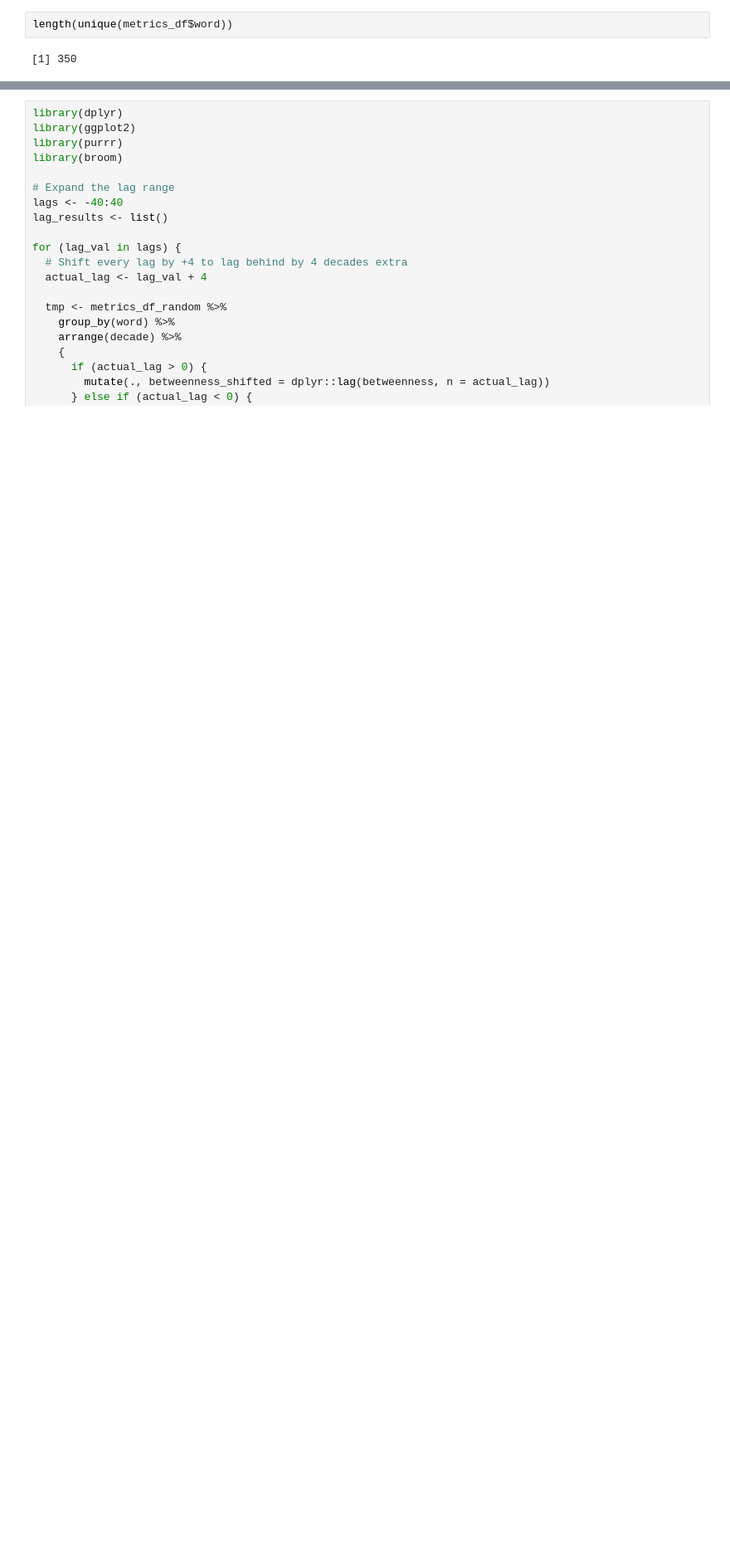
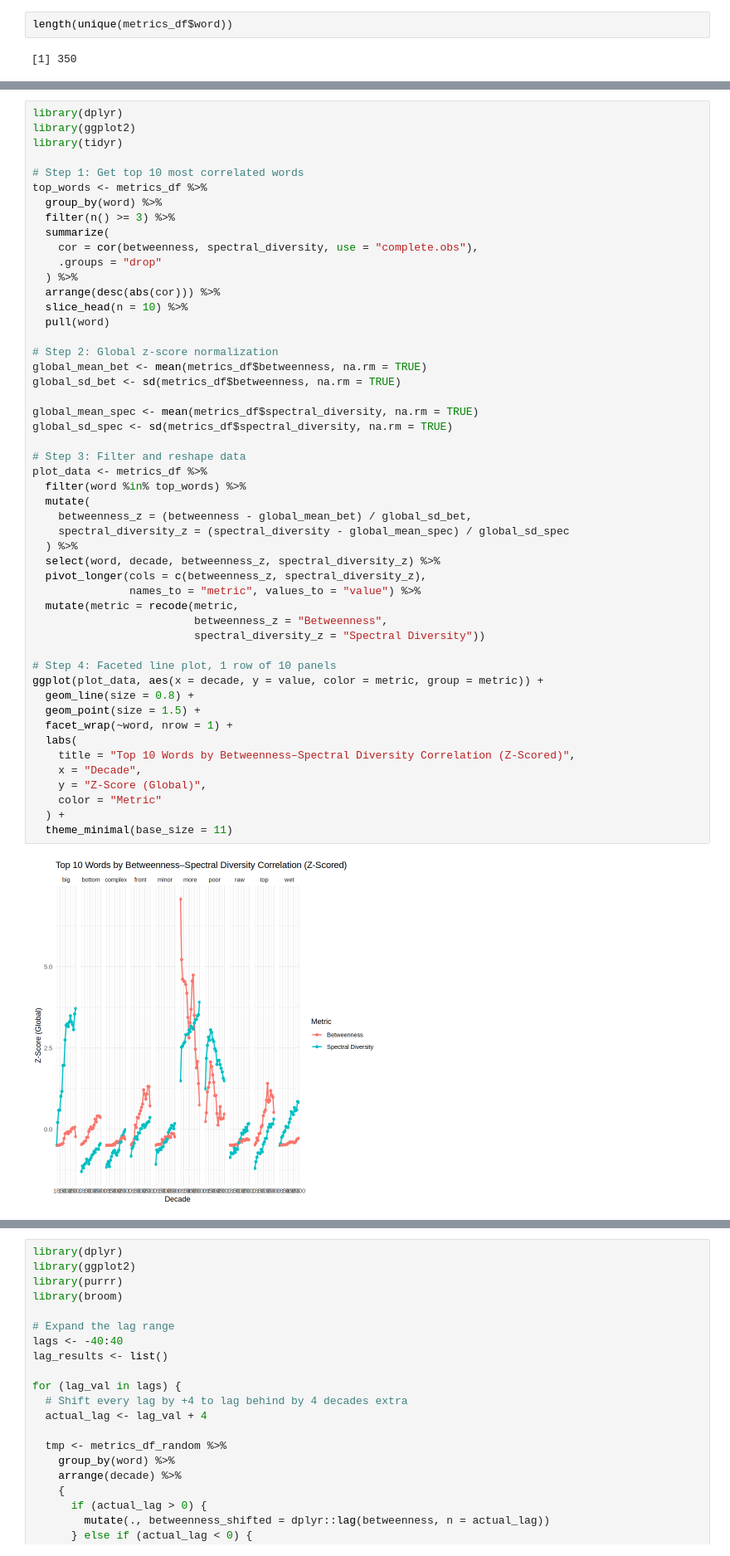
Before and after one commit to zstud04/lexical-evolution, a Jupyter notebook: analyses/word_sense_3.ipynb, the cells around one changed output, grey strips where cells are left out. Shown at 83% size. Saved outputs shown, nothing was run; the diff lists cells and outputs as text; blank space fills up the shorter version.

```diff
--- a/analyses/word_sense_3.ipynb
+++ b/analyses/word_sense_3.ipynb
@@ -133,0 +379,52 @@ length(unique(metrics_df$word))
+# %%
+library(dplyr)
+library(ggplot2)
+library(tidyr)
+
+# Step 1: Get top 10 most correlated words
+top_words <- metrics_df %>%
+  group_by(word) %>%
+  filter(n() >= 3) %>%
+  summarize(
+    cor = cor(betweenness, spectral_diversity, use = "complete.obs"),
+    .groups = "drop"
+  ) %>%
+  arrange(desc(abs(cor))) %>%
+  slice_head(n = 10) %>%
+  pull(word)
+
+# Step 2: Global z-score normalization
+global_mean_bet <- mean(metrics_df$betweenness, na.rm = TRUE)
+global_sd_bet <- sd(metrics_df$betweenness, na.rm = TRUE)
+
+global_mean_spec <- mean(metrics_df$spectral_diversity, na.rm = TRUE)
+global_sd_spec <- sd(metrics_df$spectral_diversity, na.rm = TRUE)
+
+# Step 3: Filter and reshape data
+plot_data <- metrics_df %>%
+  filter(word %in% top_words) %>%
+  mutate(
+    betweenness_z = (betweenness - global_mean_bet) / global_sd_bet,
+    spectral_diversity_z = (spectral_diversity - global_mean_spec) / global_sd_spec
+  ) %>%
+  select(word, decade, betweenness_z, spectral_diversity_z) %>%
+  pivot_longer(cols = c(betweenness_z, spectral_diversity_z),
+               names_to = "metric", values_to = "value") %>%
+  mutate(metric = recode(metric,
+                         betweenness_z = "Betweenness",
+                         spectral_diversity_z = "Spectral Diversity"))
+
+# Step 4: Faceted line plot, 1 row of 10 panels
+ggplot(plot_data, aes(x = decade, y = value, color = metric, group = metric)) +
+  geom_line(size = 0.8) +
+  geom_point(size = 1.5) +
+  facet_wrap(~word, nrow = 1) +
+  labs(
+    title = "Top 10 Words by Betweenness–Spectral Diversity Correlation (Z-Scored)",
+    x = "Decade",
+    y = "Z-Score (Global)",
+    color = "Metric"
+  ) +
+  theme_minimal(base_size = 11)
+# %% [output]
+[figure, added]
```
Also changed, not shown: parts of 14 cells of this notebook, 6 other files.
